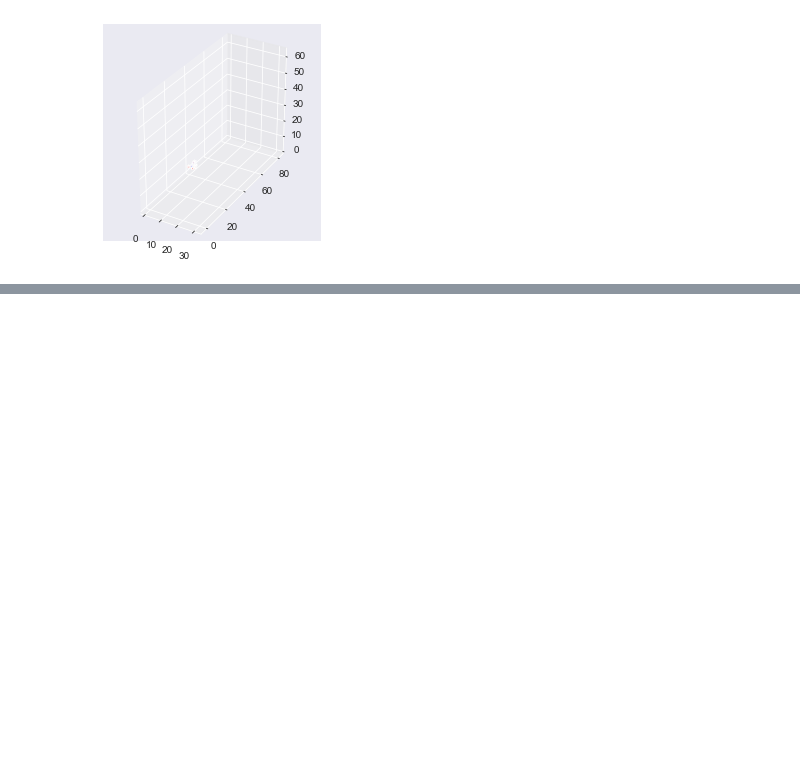
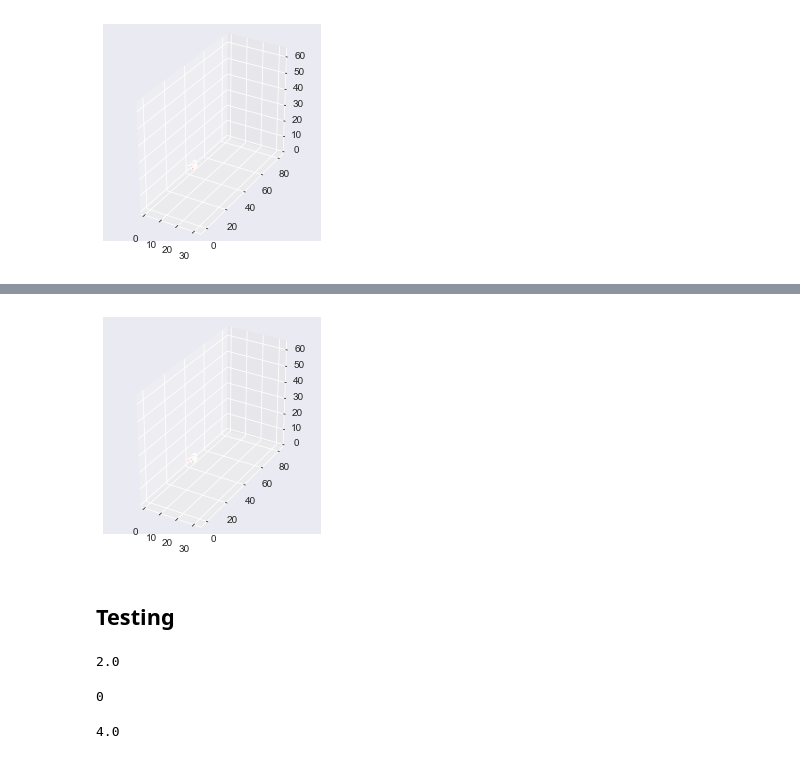
Before and after one commit to JoeOliverEvans/BrainDOT, a Jupyter notebook: visualmap.ipynb, the cells around one changed output, grey strips where cells are left out. Saved outputs shown, nothing was run; the diff lists cells and outputs as text; code cells hidden in the pictures; blank space fills up the shorter version.

```diff
--- a/visualmap.ipynb
+++ b/visualmap.ipynb
@@ -47,5 +47,15 @@ array([-79, -77, -75, -73, -71, -69, -67, -65, -63, -61, -59, -57, -55,
         25,  27,  29,  31,  33,  35,  37,  39,  41,  43,  45,  47,  49,
         51,  53,  55,  57,  59,  61,  63,  65,  67,  69,  71,  73,  75,
         77,  79])
+# %%
+def coordToIndex(coord):
+    return np.argwhere(ygrid==coord[1])[0][0], np.argwhere(xgrid==coord[0])[0][0], np.argwhere(zgrid==coord[2])[0][0]
+
+
+def indexToCoord(index):
+    if len(np.array(index).shape) == 2:
+        return np.array([xgrid[index[:,1]], ygrid[index[:,0]], zgrid[index[:,2]]]).T
+    else:
+        return np.array([xgrid[index[1]], ygrid[index[0]], zgrid[index[2]]]).T
 # %%
 def LOCAscore(image, target_point):
@@ -84,0 +142,39 @@ np.quantile(thing, 0.25)
+# %%
+def ERESscore(image, target_point):
+    """
+    Distance from the target point to the furthest value greater than 50% of the max value
+    :param image:
+    :param target_point:
+    :return:
+    """
+    image_max = np.max(image)
+    idxs = np.argwhere(image>image_max/2)
+    effective_resolution = np.max(np.linalg.norm(indexToCoord(idxs) - target_point, axis=1)) * 2
+    return effective_resolution
+
+
+def ERES(processed_images, target_points):
+    ERES_image = np.zeros(processed_images[...,0].shape)
+    for i in tqdm(range(processed_images.shape[3])):
+        score = ERESscore(processed_images[...,i], target_points[:,i])
+        ERES_image[coordToIndex(target_points[...,i])] = score
+    return ERES_image
+# %%
+thing = ERES(noisy_images, locations)
+# %%
+colors = np.empty(thing.shape, dtype='object')
+colors[thing<np.quantile(thing[thing!=0], 0.25)] = 'purple'
+colors[thing>np.quantile(thing[thing!=0], 0.25)] = 'blue'
+colors[thing>np.quantile(thing[thing!=0], 0.5)] = 'green'
+colors[thing>np.quantile(thing[thing!=0], 0.75)] = 'red'
+
+
+ax = plt.figure().add_subplot(projection='3d')
+ax.voxels(thing, facecolors=colors)
+ax.set_aspect('equal')
+
+plt.show()
+# %% [output]
+[figure, added]
+# %% [markdown]
+## Testing
@@ -84,0 +184,12 @@ np.quantile(thing, 0.25)
+# %%
+LOCAscore(test_truth, indexToCoord([2,2,1]))
+# %% [output]
+2.0
+# %%
+FWHMscore(test_truth)
+# %% [output]
+0
+# %%
+ERESscore(test_truth, indexToCoord([2,2,3]))
+# %% [output]
+4.0
```
Also changed, not shown: parts of 6 cells of this notebook.
